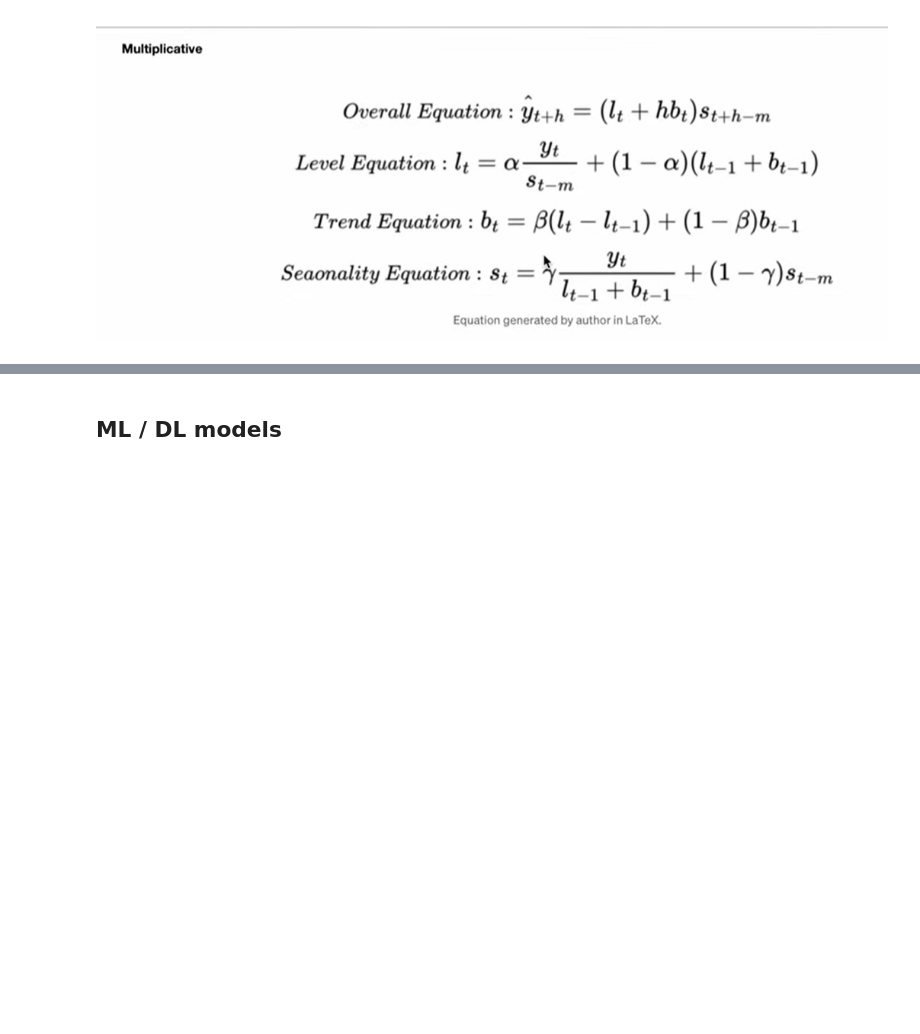
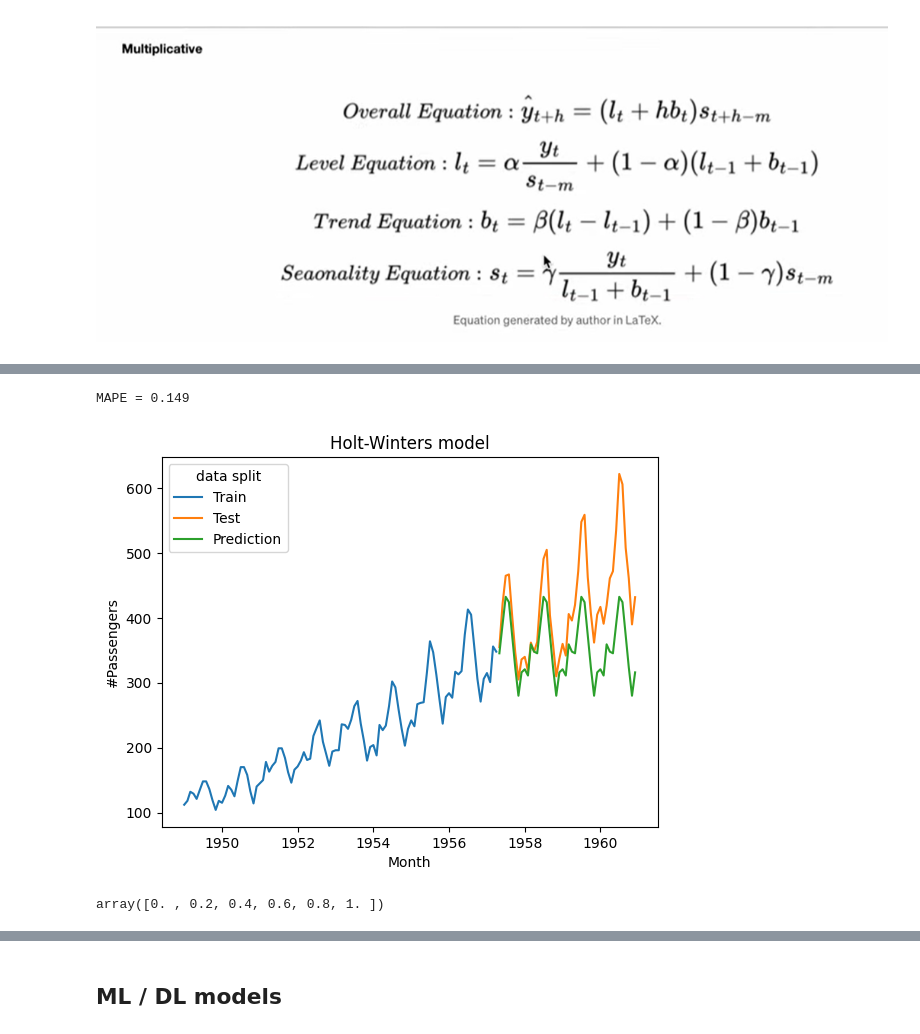
Before and after one commit to EvgeniiZorin/Handbook_Data-Science, a Jupyter notebook: _0_time_series.ipynb, the cells around one changed output, grey strips where cells are left out. Saved outputs shown, nothing was run; the diff lists cells and outputs as text; code cells hidden in the pictures; blank space fills up the shorter version.

```diff
--- a/_0_time_series.ipynb
+++ b/_0_time_series.ipynb
@@ -1086,0 +1232,39 @@ ExponentialSmoothing Model Results
+# %%
+# or only the seasonal component
+# We can also only learn the trend component
+model3 = (
+    ExponentialSmoothing(
+        df_train['#Passengers'],
+        trend = None,
+        seasonal = 'mul',
+        seasonal_periods = 12
+    ).fit(
+        optimized = True
+    )
+)
+
+forecasts = model3.forecast(
+    len(df_test)
+)
+mape_calc = mape(df_test['#Passengers'].values, forecasts.values)
+print(f"MAPE = {mape_calc:.3f}")
+df_predictions = df_test.copy(deep = True).drop(['#Passengers'], axis = 1)
+df_predictions['#Passengers'] = forecasts
+
+plot_predictions(
+    'Month',
+    '#Passengers',
+    df_train,
+    df_test,
+    df_predictions,
+    'Holt-Winters model'
+)
+# %% [output]
+MAPE = 0.149
+[figure, added]
+# %%
+values = np.arange(0, 1.00001, 0.2).tolist()
+values = np.arange(0, 1.1, 0.2)
+values
+# %% [output]
+array([0. , 0.2, 0.4, 0.6, 0.8, 1. ])
```
Also changed, not shown: parts of 14 cells of this notebook.
